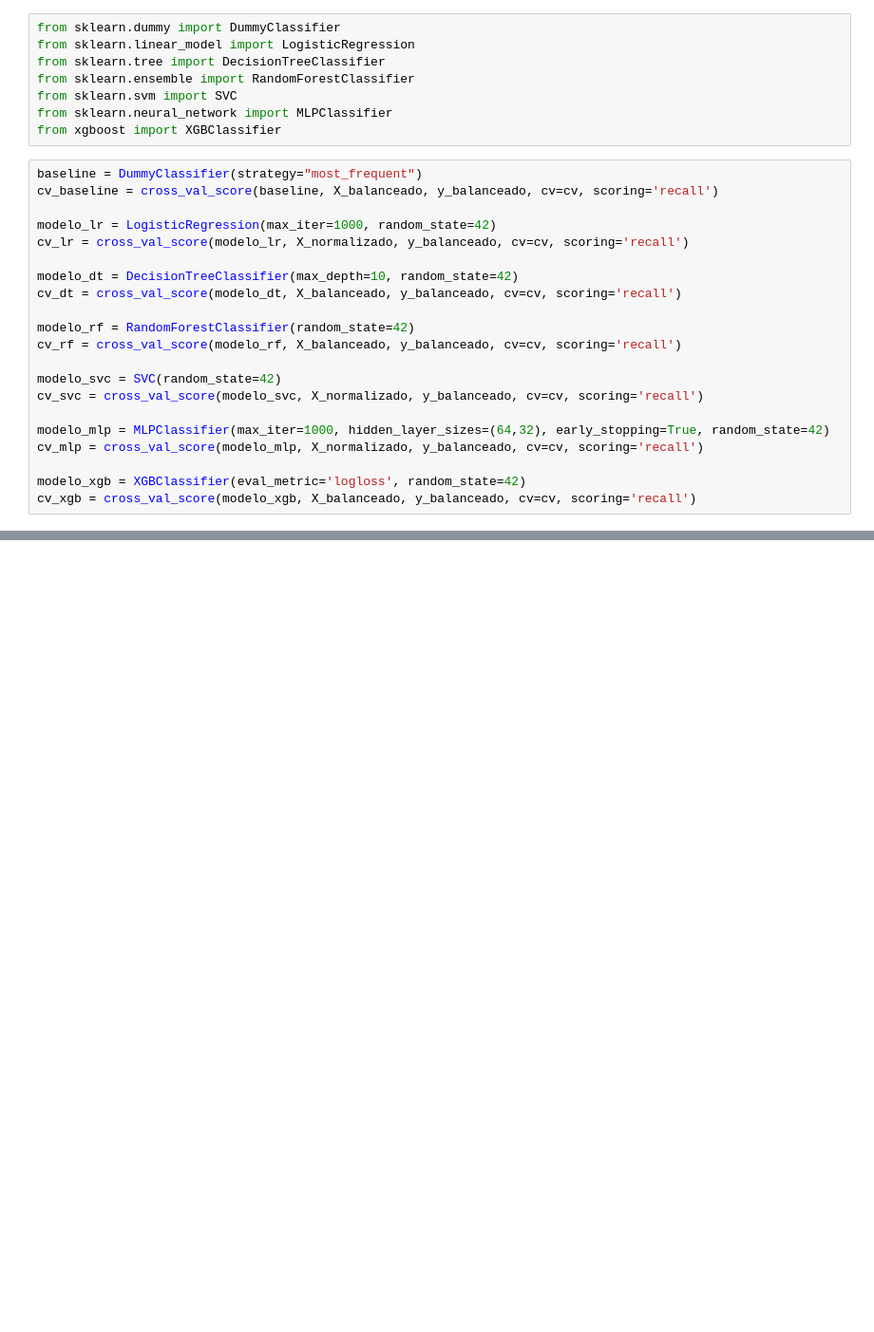
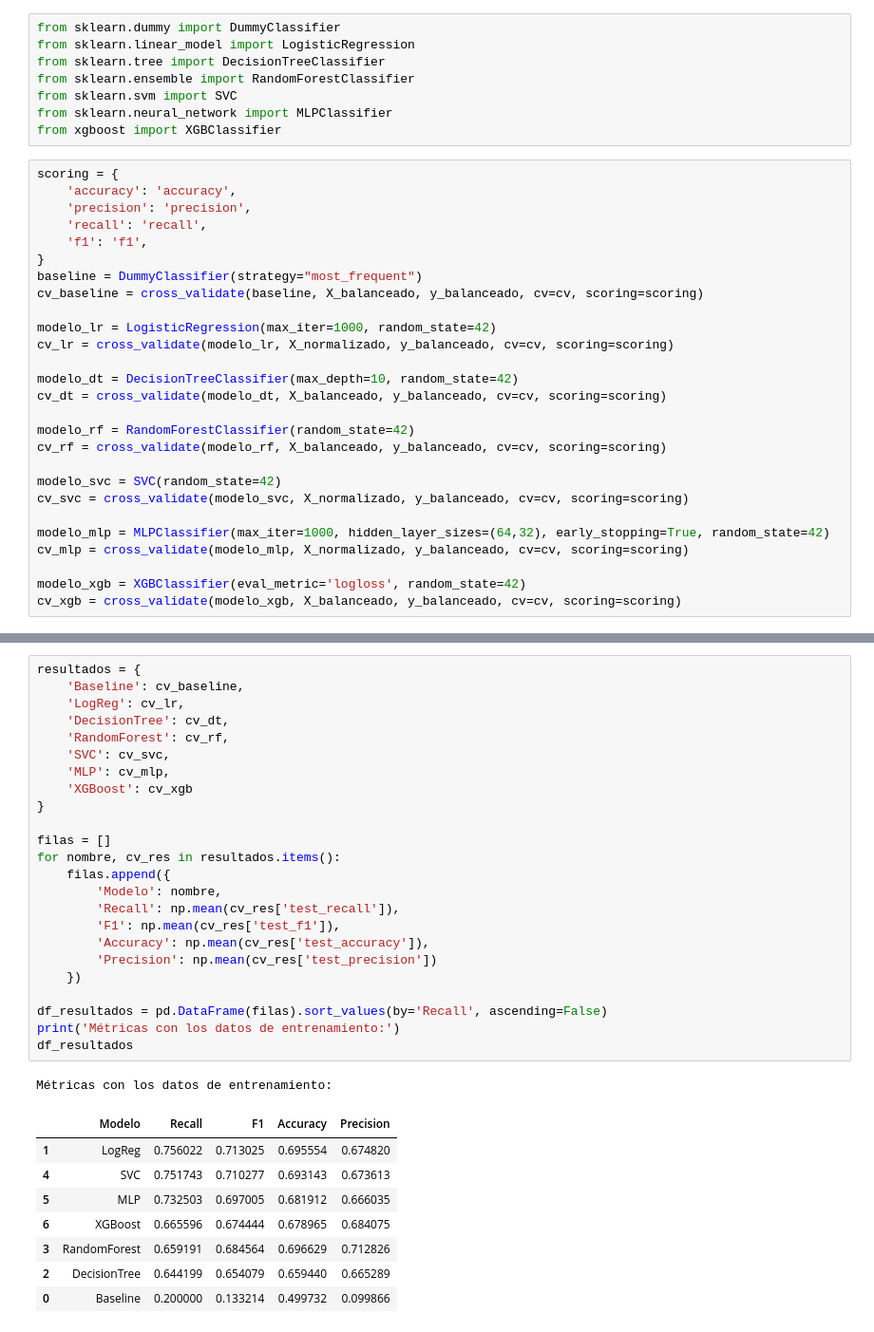
Before and after one commit to IsaiasRVH2/Challenge-Telecom-X-Parte-2, a Jupyter notebook: telecomx_churn_prediction.ipynb, the cells around one changed output, grey strips where cells are left out. Shown at 95% size. Drawn from its saved outputs; the diff is of its cells as text; blank space fills up the shorter version.

Commit message:
feat(Modelado): :sparkles: Evaluación de los modelos creados usando Recall, F1, Accuracy y Precision

```diff
--- a/telecomx_churn_prediction.ipynb
+++ b/telecomx_churn_prediction.ipynb
@@ -164,23 +164,29 @@ from sklearn.svm import SVC
 from sklearn.neural_network import MLPClassifier
 from xgboost import XGBClassifier
 # %%
+scoring = {
+    'accuracy': 'accuracy',
+    'precision': 'precision',
+    'recall': 'recall',
+    'f1': 'f1',
+}
 baseline = DummyClassifier(strategy="most_frequent")
-cv_baseline = cross_val_score(baseline, X_balanceado, y_balanceado, cv=cv, scoring='recall')
+cv_baseline = cross_validate(baseline, X_balanceado, y_balanceado, cv=cv, scoring=scoring)
 
 modelo_lr = LogisticRegression(max_iter=1000, random_state=42)
-cv_lr = cross_val_score(modelo_lr, X_normalizado, y_balanceado, cv=cv, scoring='recall')
+cv_lr = cross_validate(modelo_lr, X_normalizado, y_balanceado, cv=cv, scoring=scoring)
 
 modelo_dt = DecisionTreeClassifier(max_depth=10, random_state=42)
-cv_dt = cross_val_score(modelo_dt, X_balanceado, y_balanceado, cv=cv, scoring='recall')
+cv_dt = cross_validate(modelo_dt, X_balanceado, y_balanceado, cv=cv, scoring=scoring)
 
 modelo_rf = RandomForestClassifier(random_state=42)
-cv_rf = cross_val_score(modelo_rf, X_balanceado, y_balanceado, cv=cv, scoring='recall')
+cv_rf = cross_validate(modelo_rf, X_balanceado, y_balanceado, cv=cv, scoring=scoring)
 
 modelo_svc = SVC(random_state=42)
-cv_svc = cross_val_score(modelo_svc, X_normalizado, y_balanceado, cv=cv, scoring='recall')
+cv_svc = cross_validate(modelo_svc, X_normalizado, y_balanceado, cv=cv, scoring=scoring)
 
 modelo_mlp = MLPClassifier(max_iter=1000, hidden_layer_sizes=(64,32), early_stopping=True, random_state=42)
-cv_mlp = cross_val_score(modelo_mlp, X_normalizado, y_balanceado, cv=cv, scoring='recall')
+cv_mlp = cross_validate(modelo_mlp, X_normalizado, y_balanceado, cv=cv, scoring=scoring)
 
 modelo_xgb = XGBClassifier(eval_metric='logloss', random_state=42)
-cv_xgb = cross_val_score(modelo_xgb, X_balanceado, y_balanceado, cv=cv, scoring='recall')
+cv_xgb = cross_validate(modelo_xgb, X_balanceado, y_balanceado, cv=cv, scoring=scoring)
@@ -186,0 +195,34 @@ cv_xgb = cross_val_score(modelo_xgb, X_balanceado, y_balanceado, cv=cv, scoring=
+# %%
+resultados = {
+    'Baseline': cv_baseline,
+    'LogReg': cv_lr,
+    'DecisionTree': cv_dt,
+    'RandomForest': cv_rf,
+    'SVC': cv_svc,
+    'MLP': cv_mlp,
+    'XGBoost': cv_xgb
+}
+
+filas = []
+for nombre, cv_res in resultados.items():
+    filas.append({
+        'Modelo': nombre,
+        'Recall': np.mean(cv_res['test_recall']),
+        'F1': np.mean(cv_res['test_f1']),
+        'Accuracy': np.mean(cv_res['test_accuracy']),
+        'Precision': np.mean(cv_res['test_precision'])
+    })
+
+df_resultados = pd.DataFrame(filas).sort_values(by='Recall', ascending=False)
+print('Métricas con los datos de entrenamiento:')
+df_resultados
+# %% [output]
+Métricas con los datos de entrenamiento:
+|  | Modelo | Recall | F1 | Accuracy | Precision |
+| 1 | LogReg | 0.756022 | 0.713025 | 0.695554 | 0.674820 |
+| 4 | SVC | 0.751743 | 0.710277 | 0.693143 | 0.673613 |
+| 5 | MLP | 0.732503 | 0.697005 | 0.681912 | 0.666035 |
+| 6 | XGBoost | 0.665596 | 0.674444 | 0.678965 | 0.684075 |
+| 3 | RandomForest | 0.659191 | 0.684564 | 0.696629 | 0.712826 |
+| 2 | DecisionTree | 0.644199 | 0.654079 | 0.659440 | 0.665289 |
+| 0 | Baseline | 0.200000 | 0.133214 | 0.499732 | 0.099866 |
```
Also changed, not shown: parts of 5 cells of this notebook.
